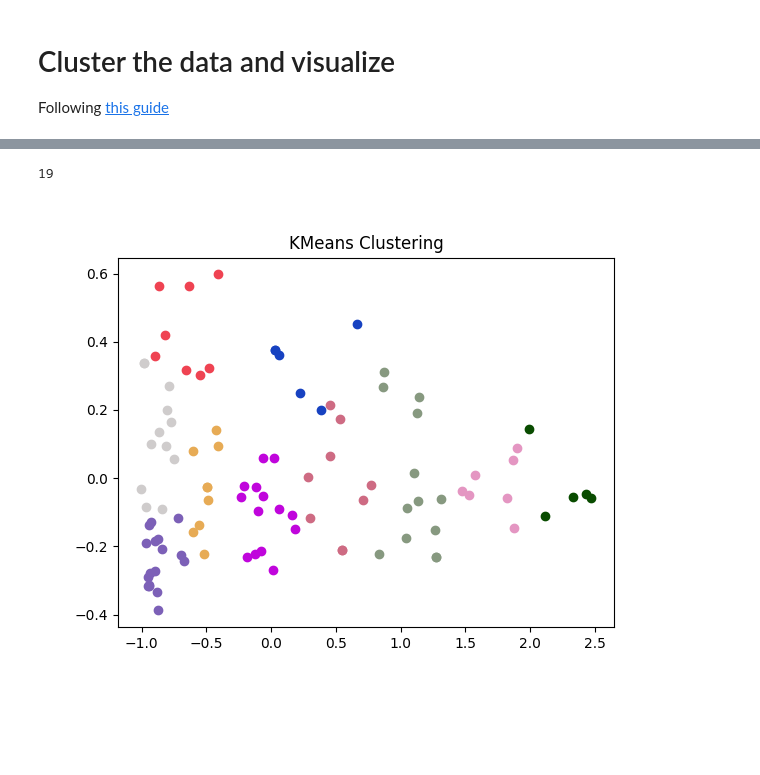
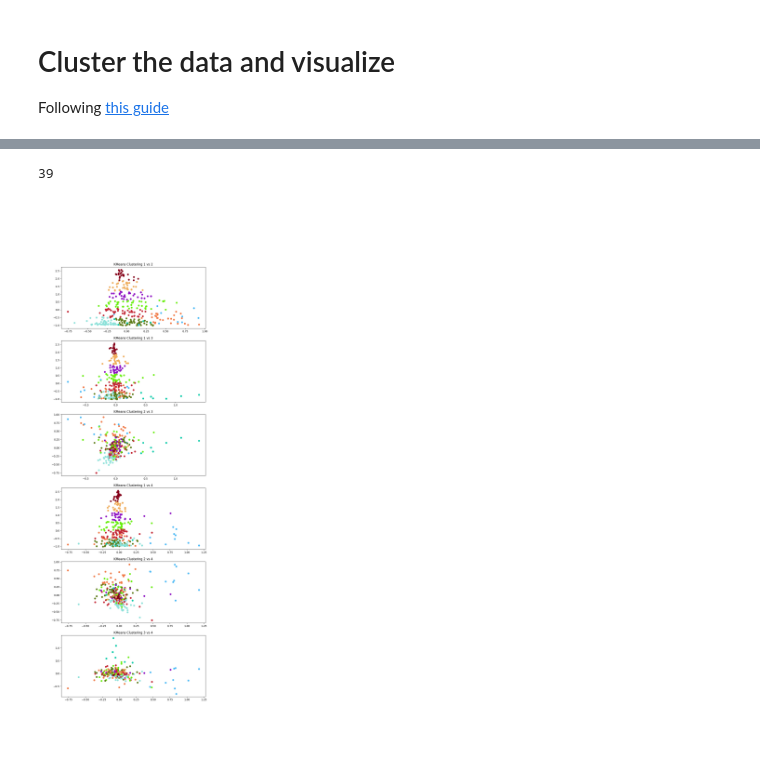
Before and after one commit to Lev-Stambler/math_cluster, a Jupyter notebook: py/cluster.ipynb, the cells around one changed output, grey strips where cells are left out. Saved outputs shown, nothing was run; the diff lists cells and outputs as text; code cells hidden in the pictures; blank space fills up the shorter version.

```diff
--- a/py/cluster.ipynb
+++ b/py/cluster.ipynb
@@ -32,29 +30,14 @@ from sklearn.cluster import KMeans
 import matplotlib.pyplot as plt
 import numpy as np
 import json
+import cluster
 
 file_path = f"data_store/embeddings_seed_69420_size_1000.json"
 embeddings: List[Tuple[str, List[float]]] = json.load(open(file_path, "r"))
 
-#Load Data
-# data = load_digits().data
-data = np.array([e[1] for e in embeddings])
-pca = PCA(2)
-
-#Transform the data
-df = pca.fit_transform(data)
-
-#Import KMeans module
-from sklearn.cluster import KMeans
-
-#Initialize the class object
-kmeans = KMeans(n_clusters= N_CLUSTERS)
-
-#predict the labels of clusters.
-label = kmeans.fit_predict(df)
-
-#Getting unique labels
-u_labels = np.unique(label)
+N_CLUSTERS = 10
+N_DIMS = 4
+df, label, u_labels = cluster.cluster(embeddings, n_clusters=N_CLUSTERS, dimensions=N_DIMS)
 # %%
 !pip install ipywidgets --upgrade
 # %% [output]
@@ -77,4 +60,6 @@ Requirement already satisfied: executing>=1.2.0 in /home/lev/.local/lib/python3.
 Requirement already satisfied: six in /home/lev/.local/lib/python3.9/site-packages (from asttokens>=2.1.0->stack-data->ipython>=6.1.0->ipywidgets) (1.16.0)
+# %%
+choices = np.random.choice(np.arange(len(df)), size=400)
 # %%
 
 # %matplotlib inline
@@ -83,38 +68,45 @@ Requirement already satisfied: six in /home/lev/.local/lib/python3.9/site-packag
 from mplcursors import cursor
 import mplcursors
 from matplotlib.text import Annotation
 
 # fig, ax = plt.subplots()
 
 # for i in range(len(df)):
 # 		np.random.seed(label[i])
 # 		ax.scatter(df[i , 0] , df[i , 1] , label = f"Cluster {i}", color = np.random.rand(3,))
 colors = np.random.rand(N_CLUSTERS, 3)
 scs = []
 # for i in range (len(df[:100])):
-fig, ax = plt.subplots()
-for i in np.random.choice(np.arange(len(df)), size=100):
-    sc = ax.scatter(df[i, 0], df[i, 1], label=embeddings[i][0], color=colors[label[i]])
-    scs.append(sc)
+fig, ax = plt.subplots(int(N_DIMS * (N_DIMS - 1) / 2), figsize=(10,30))
 
-ax.set_title("KMeans Clustering")
-crs = mplcursors.cursor(ax,hover=True)
+plot_idx = 0
+
+for dim_1 in range(N_DIMS):
+    for dim_2 in range(dim_1):
+        for i in choices:
+            sc = ax[plot_idx].scatter(df[i, dim_1], df[i, dim_2], label=embeddings[i][0], color=colors[label[i]])
+            ax[plot_idx].set_title(f"KMeans Clustering {dim_2 + 1} vs {dim_1 + 1}")
+            scs.append(sc)
+
+        crs = mplcursors.cursor(ax[plot_idx], hover=True)
+        # ax[plot_idx].figure(figsize=(10,6))
+        plot_idx += 1
 
 crs.connect("add", lambda sel: sel.annotation.set_text(sel.annotation._text))#embeddings[sel.index][0]))#, sel.target[0], sel.target[1])))
 # plt.show()
 # for l in label:
 #     mask = label == l
 #     sc = ax.scatter(df[mask, 0], df[mask, 1], label=f"Cluster {l}", color=np.random.rand(3,))
 #     scs.append(sc)
 def on_plot_hover(event):
     # Iterating over each data member plotted
     return
     for curve in sc.get_lines():
         # Searching which data member corresponds to current mouse position
         if curve.contains(event)[0]:
             print("over %s" % curve.get_gid())
 
 fig.canvas.mpl_connect('motion_notify_event', on_plot_hover)
 # %% [output]
-19
+39
-[figure, old version]
+[figure, new version]
```
Also changed, not shown: parts of 3 cells of this notebook, 4 other files.
